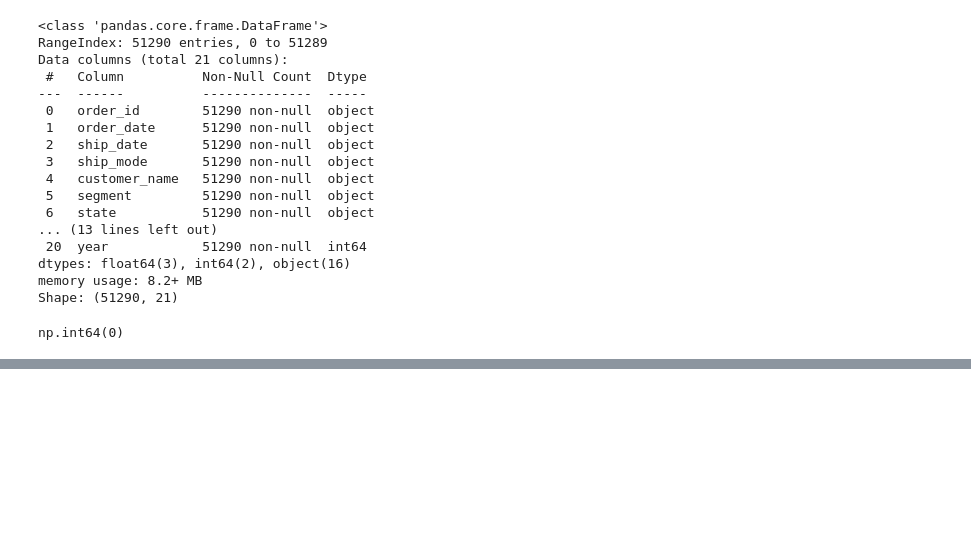
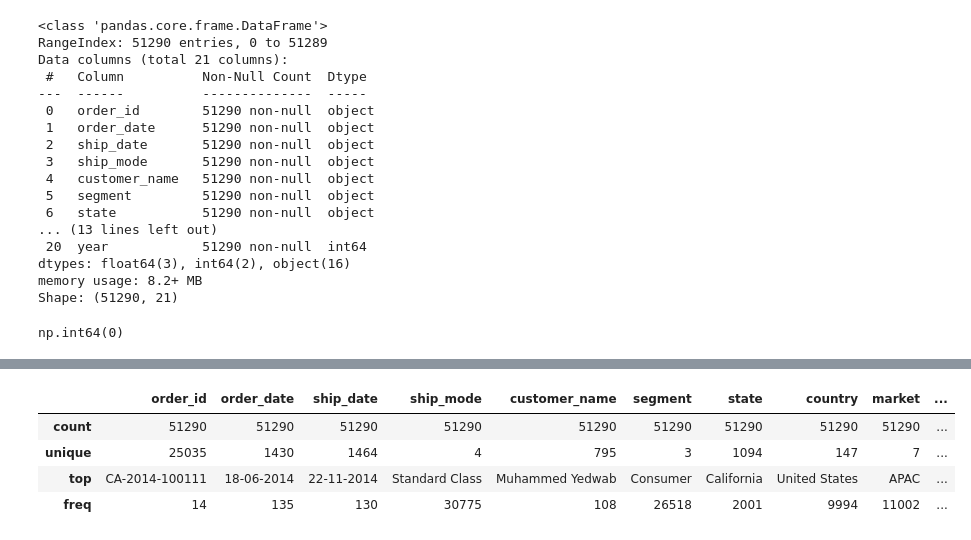
Before and after one commit to Danishya/Sales_data_visualization, a Jupyter notebook: src/preprocessing.ipynb, the cells around one changed output, grey strips where cells are left out. Cells and saved outputs as stored; diff of their text form; code cells hidden in the pictures; blank space fills up the shorter version.

```diff
--- a/src/preprocessing.ipynb
+++ b/src/preprocessing.ipynb
@@ -59,0 +72,9 @@ np.int64(0)
+# %%
+
+df.describe(include='object')   # For categorical columns
+# %% [output]
+|  | order_id | order_date | ship_date | ship_mode | customer_name | segment | state | country | market | ... |
+| count | 51290 | 51290 | 51290 | 51290 | 51290 | 51290 | 51290 | 51290 | 51290 | ... |
+| unique | 25035 | 1430 | 1464 | 4 | 795 | 3 | 1094 | 147 | 7 | ... |
+| top | CA-2014-100111 | 18-06-2014 | 22-11-2014 | Standard Class | Muhammed Yedwab | Consumer | California | United States | APAC | ... |
+| freq | 14 | 135 | 130 | 30775 | 108 | 26518 | 2001 | 9994 | 11002 | ... |
```
Also changed, not shown: parts of 9 cells of this notebook, 12 other files.
